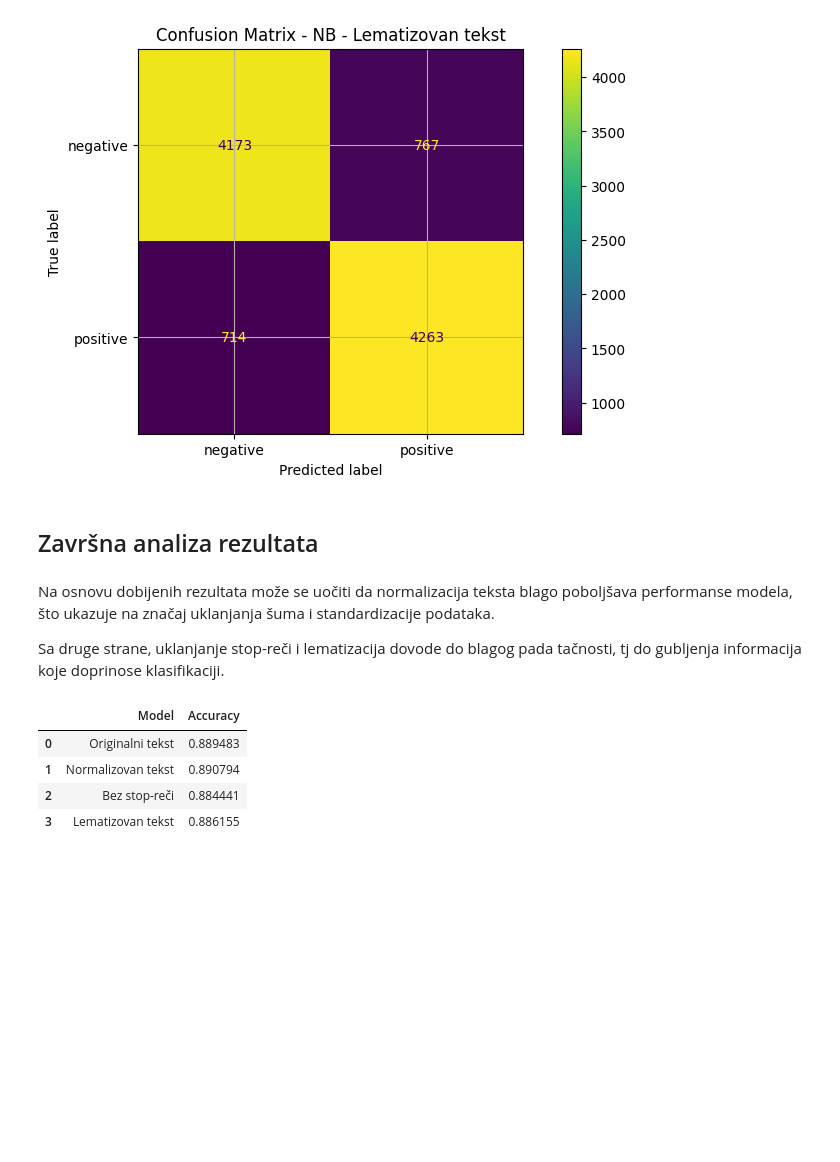
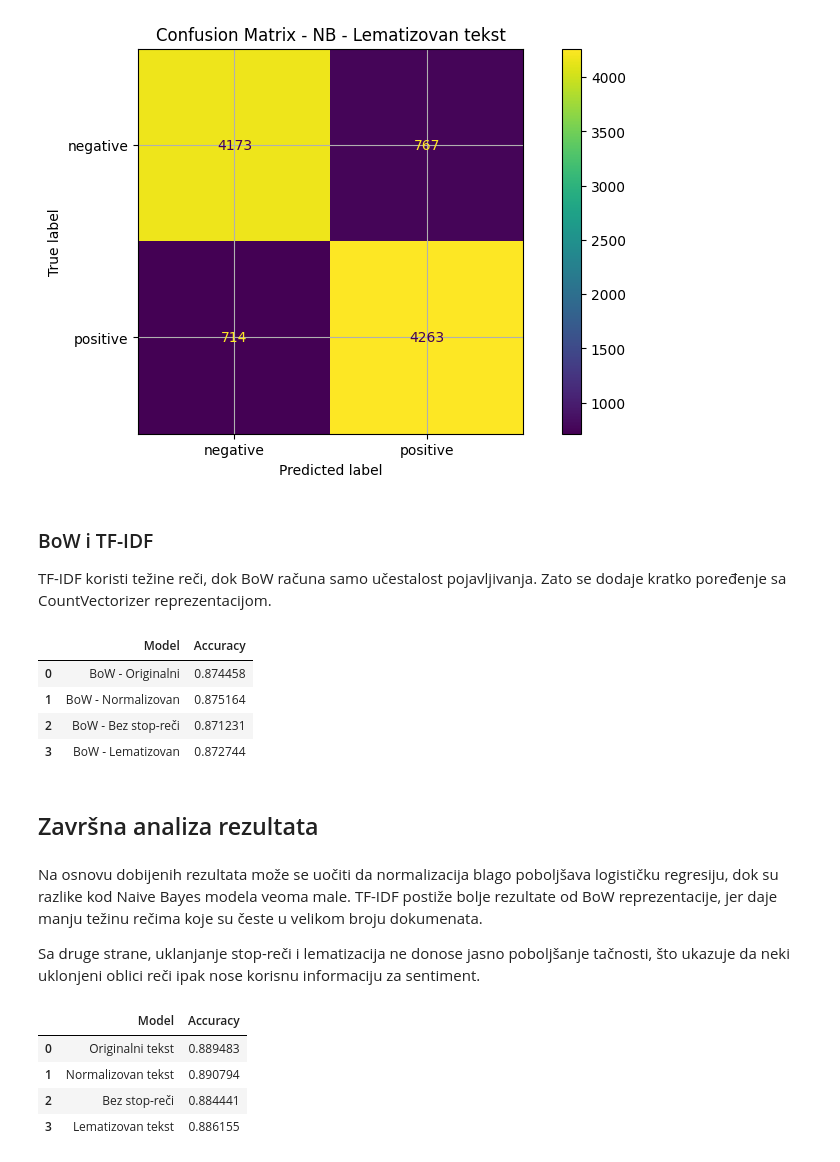
Before and after one commit to natalija529/imdb-movies, a Jupyter notebook: imdb-movies.ipynb, the cells around one changed output. Saved outputs shown, nothing was run; the diff lists cells and outputs as text; code cells hidden in the pictures; blank space fills up the shorter version.

```diff
--- a/imdb-movies.ipynb
+++ b/imdb-movies.ipynb
@@ -668,12 +685,59 @@ Accuracy: 0.8506604820006051
    macro avg       0.85      0.85      0.85      9917
 weighted avg       0.85      0.85      0.85      9917
 [figure]
+# %% [markdown]
+### BoW i TF-IDF
+
+TF-IDF koristi težine reči, dok BoW računa samo učestalost pojavljivanja. Zato se dodaje kratko poređenje sa CountVectorizer reprezentacijom.
+# %%
+def evaluate_bow_lr(train_text, test_text):
+    bow = CountVectorizer(max_features=5000)
+
+    X_train_bow = bow.fit_transform(train_text)
+    X_test_bow = bow.transform(test_text)
+
+    model = LogisticRegression(max_iter=1000)
+    model.fit(X_train_bow, y_train)
+
+    return accuracy_score(y_test, model.predict(X_test_bow))
+
+bow_results = pd.DataFrame({
+    "Model": [
+        "BoW - Originalni",
+        "BoW - Normalizovan",
+        "BoW - Bez stop-reči",
+        "BoW - Lematizovan"
+    ],
+    "Accuracy": [
+        evaluate_bow_lr(X_train_base, X_test_base),
+        evaluate_bow_lr(
+            df_model.loc[X_train_base.index, "review_normalized"],
+            df_model.loc[X_test_base.index, "review_normalized"]
+        ),
+        evaluate_bow_lr(
+            df_model.loc[X_train_base.index, "review_no_stopwords"],
+            df_model.loc[X_test_base.index, "review_no_stopwords"]
+        ),
+        evaluate_bow_lr(
+            df_model.loc[X_train_base.index, "review_lemmatized"],
+            df_model.loc[X_test_base.index, "review_lemmatized"]
+        )
+    ]
+})
+
+bow_results
+# %% [output]
+|  | Model | Accuracy |
+| 0 | BoW - Originalni | 0.874458 |
+| 1 | BoW - Normalizovan | 0.875164 |
+| 2 | BoW - Bez stop-reči | 0.871231 |
+| 3 | BoW - Lematizovan | 0.872744 |
 # %% [markdown]
 ## Završna analiza rezultata
 # %% [markdown]
-Na osnovu dobijenih rezultata može se uočiti da normalizacija teksta blago poboljšava performanse modela, što ukazuje na značaj uklanjanja šuma i standardizacije podataka.
+Na osnovu dobijenih rezultata može se uočiti da normalizacija blago poboljšava logističku regresiju, dok su razlike kod Naive Bayes modela veoma male. TF-IDF postiže bolje rezultate od BoW reprezentacije, jer daje manju težinu rečima koje su česte u velikom broju dokumenata.
 
-Sa druge strane, uklanjanje stop-reči i lematizacija dovode do blagog pada tačnosti, tj do gubljenja informacija koje doprinose klasifikaciji.
+Sa druge strane, uklanjanje stop-reči i lematizacija ne donose jasno poboljšanje tačnosti, što ukazuje da neki uklonjeni oblici reči ipak nose korisnu informaciju za sentiment.
 # %%
 results_df = pd.DataFrame({
     "Model": [
```
Also changed, not shown: parts of 6 cells of this notebook.
